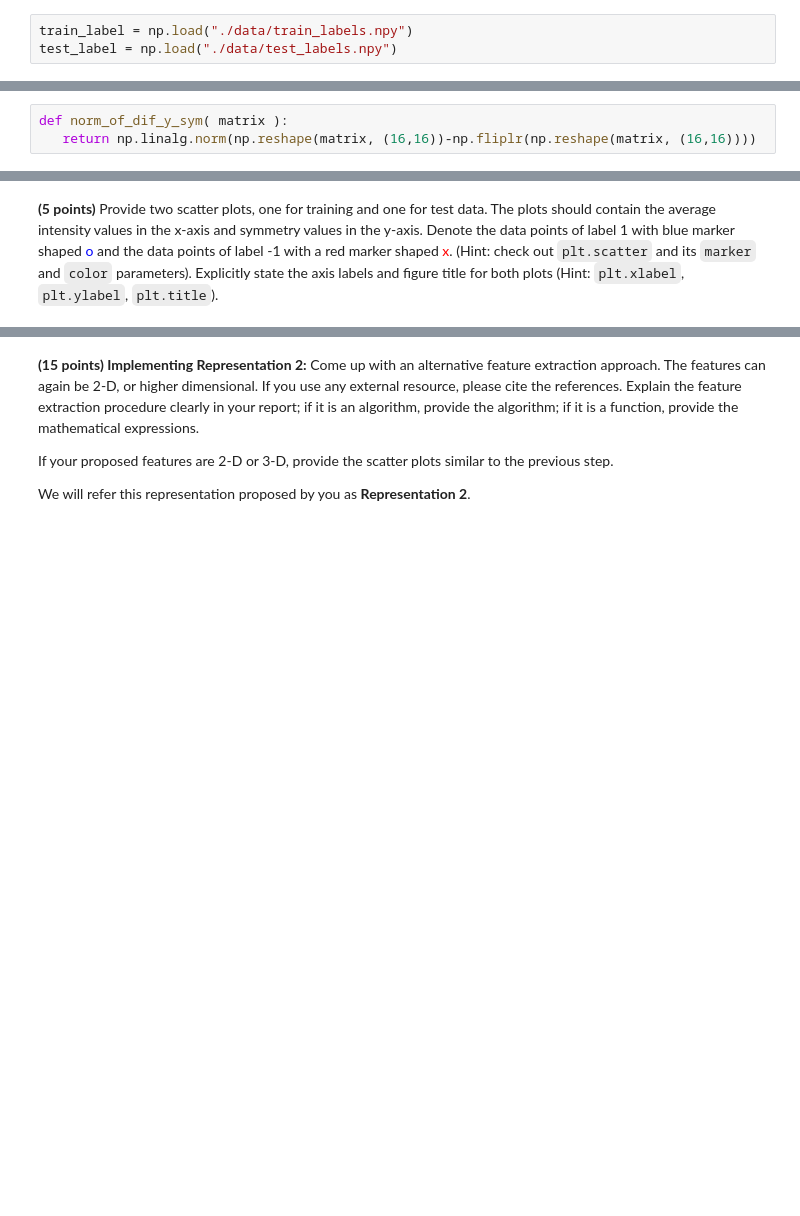
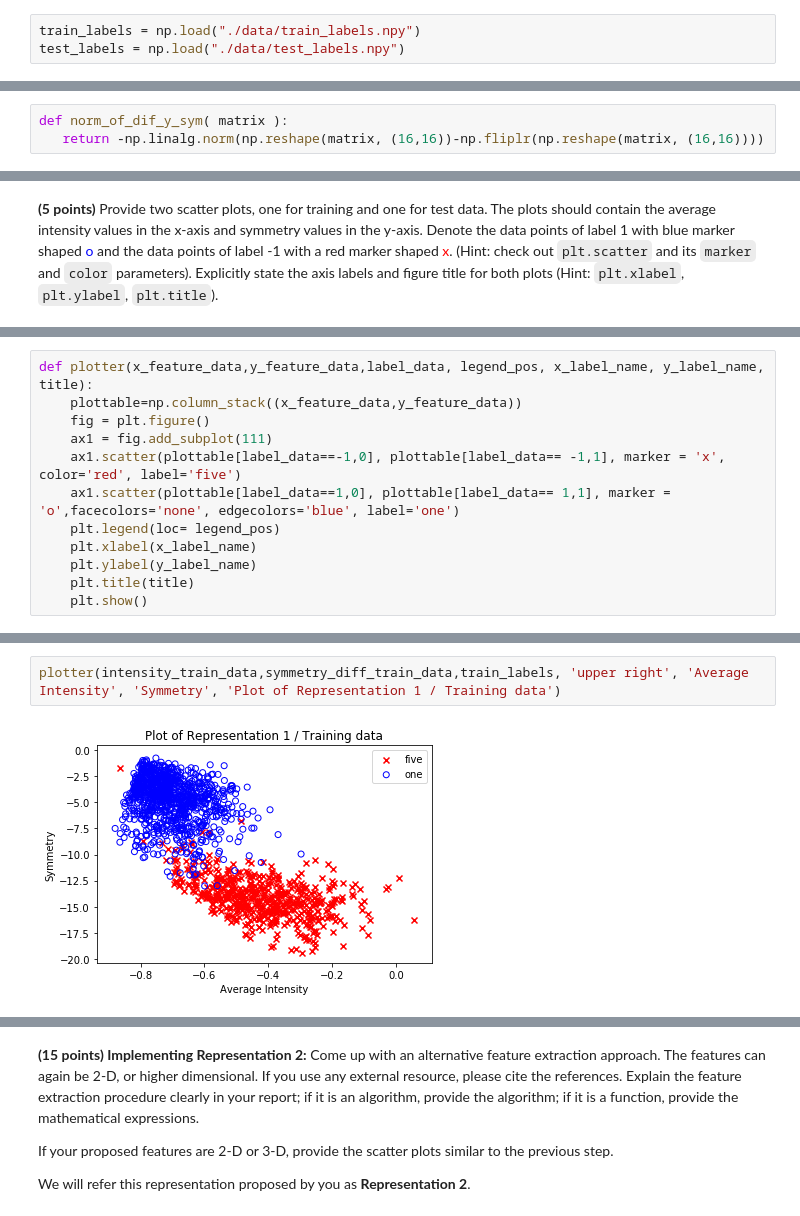
Before and after one commit to yavuzDemir21/Machine-Learning-Digit-Classifier, a Jupyter notebook: SolnTemplate_Yavuz.ipynb, the cells around one changed output, grey strips where cells are left out. Saved outputs shown, nothing was run; the diff lists cells and outputs as text; blank space fills up the shorter version.

Commit message:
plot func. added

```diff
--- a/SolnTemplate_Yavuz.ipynb
+++ b/SolnTemplate_Yavuz.ipynb
@@ -27,5 +27,5 @@ import matplotlib.pyplot as plt
 train_data = np.load("./data/train_data.npy")
 test_data = np.load("./data/test_data.npy")
 # %%
-train_label = np.load("./data/train_labels.npy")
-test_label = np.load("./data/test_labels.npy")
+train_labels = np.load("./data/train_labels.npy")
+test_labels = np.load("./data/test_labels.npy")
@@ -75,6 +49,6 @@ plt.imshow(image_five, cmap='gray')
 Throughout the notebook, we will refer the representation with these two features as **Representation 1**
 # %%
 def norm_of_dif_y_sym( matrix ):
-   return np.linalg.norm(np.reshape(matrix, (16,16))-np.fliplr(np.reshape(matrix, (16,16))))
+   return -np.linalg.norm(np.reshape(matrix, (16,16))-np.fliplr(np.reshape(matrix, (16,16))))
 # %%
 symmetry_diff_train_data=np.apply_along_axis(norm_of_dif_y_sym, 1, train_data)
@@ -157,0 +65,12 @@ plt.scatter(Represent1_test_data_labelled[:,0], Represent1_test_data_labelled[:,
+# %%
+def plotter(x_feature_data,y_feature_data,label_data, legend_pos, x_label_name, y_label_name, title):
+    plottable=np.column_stack((x_feature_data,y_feature_data))
+    fig = plt.figure()
+    ax1 = fig.add_subplot(111)
+    ax1.scatter(plottable[label_data==-1,0], plottable[label_data== -1,1], marker = 'x', color='red', label='five')
+    ax1.scatter(plottable[label_data==1,0], plottable[label_data== 1,1], marker = 'o',facecolors='none', edgecolors='blue', label='one')
+    plt.legend(loc= legend_pos)
+    plt.xlabel(x_label_name)
+    plt.ylabel(y_label_name)
+    plt.title(title)
+    plt.show()
@@ -157,0 +88,4 @@ plt.scatter(Represent1_test_data_labelled[:,0], Represent1_test_data_labelled[:,
+# %%
+plotter(intensity_train_data,symmetry_diff_train_data,train_labels, 'upper right', 'Average Intensity', 'Symmetry', 'Plot of Representation 1 / Training data')
+# %% [output]
+[figure, added]
```
Also changed, not shown: parts of 29 cells of this notebook.
